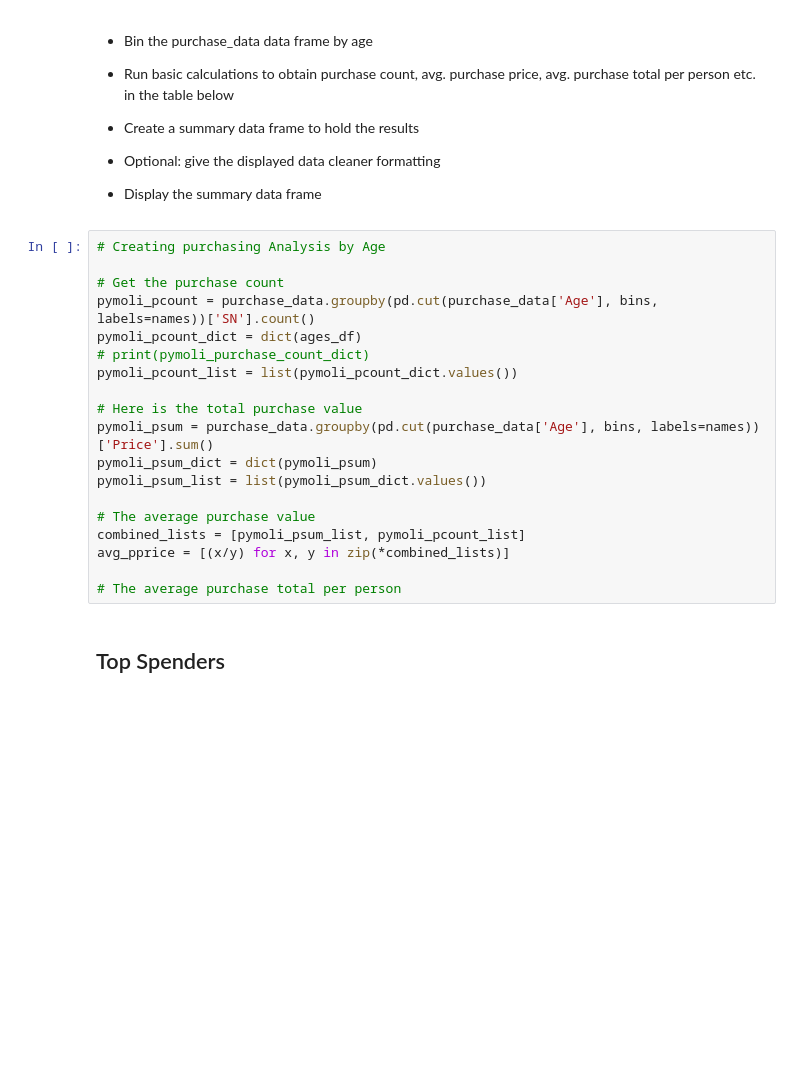
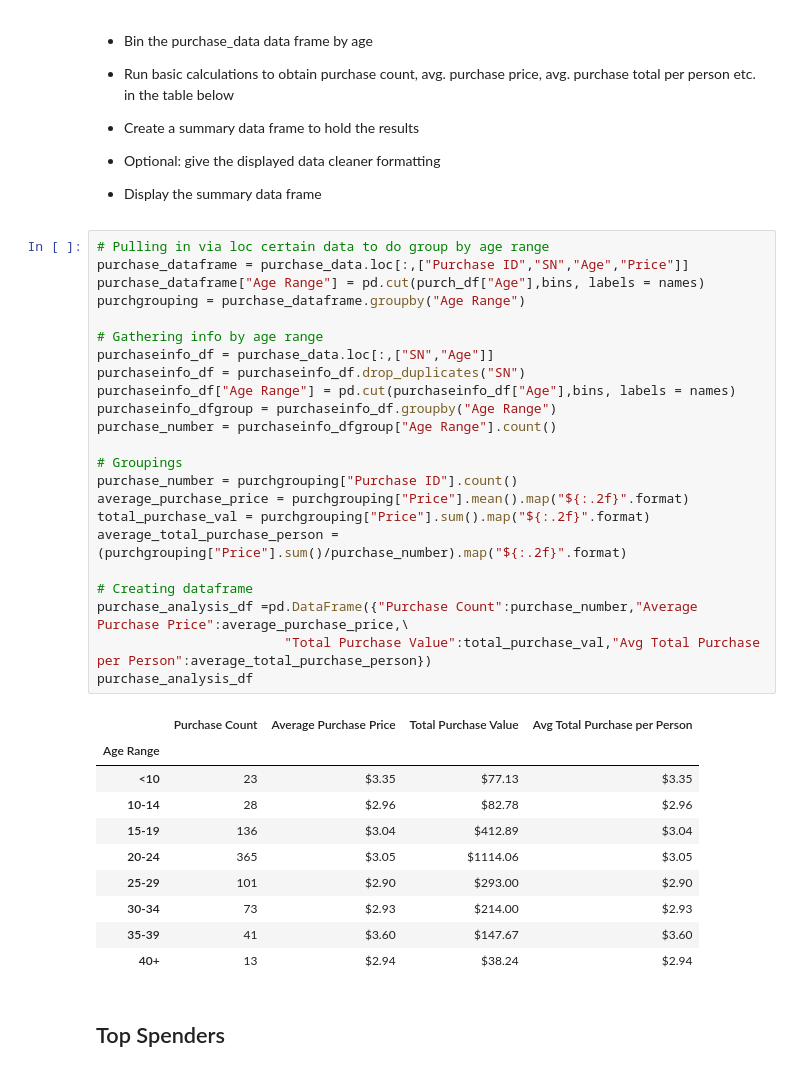
Before and after one commit to dalismo/pandas-challenge, a Jupyter notebook: HeroesOfPymoli/HeroesOfPymoli_starter.ipynb, the cells around one changed output. Cells and saved outputs as stored; diff of their text form; blank space fills up the shorter version.

```diff
--- a/HeroesOfPymoli/HeroesOfPymoli_starter.ipynb
+++ b/HeroesOfPymoli/HeroesOfPymoli_starter.ipynb
@@ -254,25 +254,40 @@ age_table_df.reindex(names)
 
 
 * Display the summary data frame
-# %%
-# Creating purchasing Analysis by Age
-
-# Get the purchase count
-pymoli_pcount = purchase_data.groupby(pd.cut(purchase_data['Age'], bins, labels=names))['SN'].count()
-pymoli_pcount_dict = dict(ages_df)
-# print(pymoli_purchase_count_dict)
-pymoli_pcount_list = list(pymoli_pcount_dict.values())
-
-# Here is the total purchase value
-pymoli_psum = purchase_data.groupby(pd.cut(purchase_data['Age'], bins, labels=names))['Price'].sum()
-pymoli_psum_dict = dict(pymoli_psum)
-pymoli_psum_list = list(pymoli_psum_dict.values())
-
-# The average purchase value
-combined_lists = [pymoli_psum_list, pymoli_pcount_list]
-avg_pprice = [(x/y) for x, y in zip(*combined_lists)]
-
-# The average purchase total per person
+# %%
+# Pulling in via loc certain data to do group by age range
+purchase_dataframe = purchase_data.loc[:,["Purchase ID","SN","Age","Price"]]
+purchase_dataframe["Age Range"] = pd.cut(purch_df["Age"],bins, labels = names)
+purchgrouping = purchase_dataframe.groupby("Age Range")
+
+# Gathering info by age range
+purchaseinfo_df = purchase_data.loc[:,["SN","Age"]]
+purchaseinfo_df = purchaseinfo_df.drop_duplicates("SN")
+purchaseinfo_df["Age Range"] = pd.cut(purchaseinfo_df["Age"],bins, labels = names)
+purchaseinfo_dfgroup = purchaseinfo_df.groupby("Age Range")
+purchase_number = purchaseinfo_dfgroup["Age Range"].count()
+
+# Groupings
+purchase_number = purchgrouping["Purchase ID"].count()
+average_purchase_price = purchgrouping["Price"].mean().map("${:.2f}".format)
+total_purchase_val = purchgrouping["Price"].sum().map("${:.2f}".format)
+average_total_purchase_person = (purchgrouping["Price"].sum()/purchase_number).map("${:.2f}".format)
+
+# Creating dataframe
+purchase_analysis_df =pd.DataFrame({"Purchase Count":purchase_number,"Average Purchase Price":average_purchase_price,\
+                        "Total Purchase Value":total_purchase_val,"Avg Total Purchase per Person":average_total_purchase_person})
+purchase_analysis_df
+# %% [output]
+|  | Purchase Count | Average Purchase Price | Total Purchase Value | Avg Total Purchase per Person |
+| Age Range |  |  |  |  |
+| <10 | 23 | $3.35 | $77.13 | $3.35 |
+| 10-14 | 28 | $2.96 | $82.78 | $2.96 |
+| 15-19 | 136 | $3.04 | $412.89 | $3.04 |
+| 20-24 | 365 | $3.05 | $1114.06 | $3.05 |
+| 25-29 | 101 | $2.90 | $293.00 | $2.90 |
+| 30-34 | 73 | $2.93 | $214.00 | $2.93 |
+| 35-39 | 41 | $3.60 | $147.67 | $3.60 |
+| 40+ | 13 | $2.94 | $38.24 | $2.94 |
 # %% [markdown]
 ## Top Spenders
 # %% [markdown]
```
